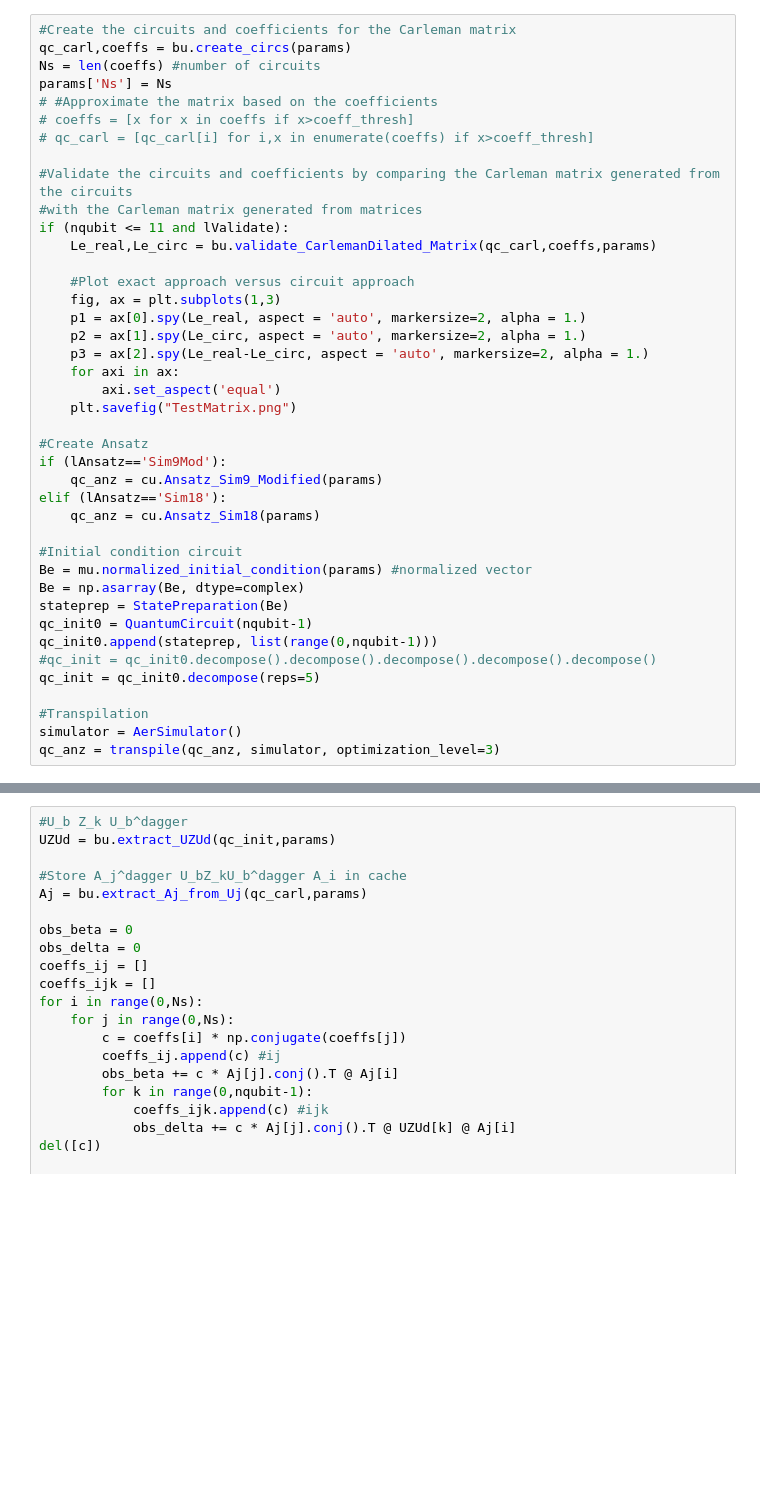
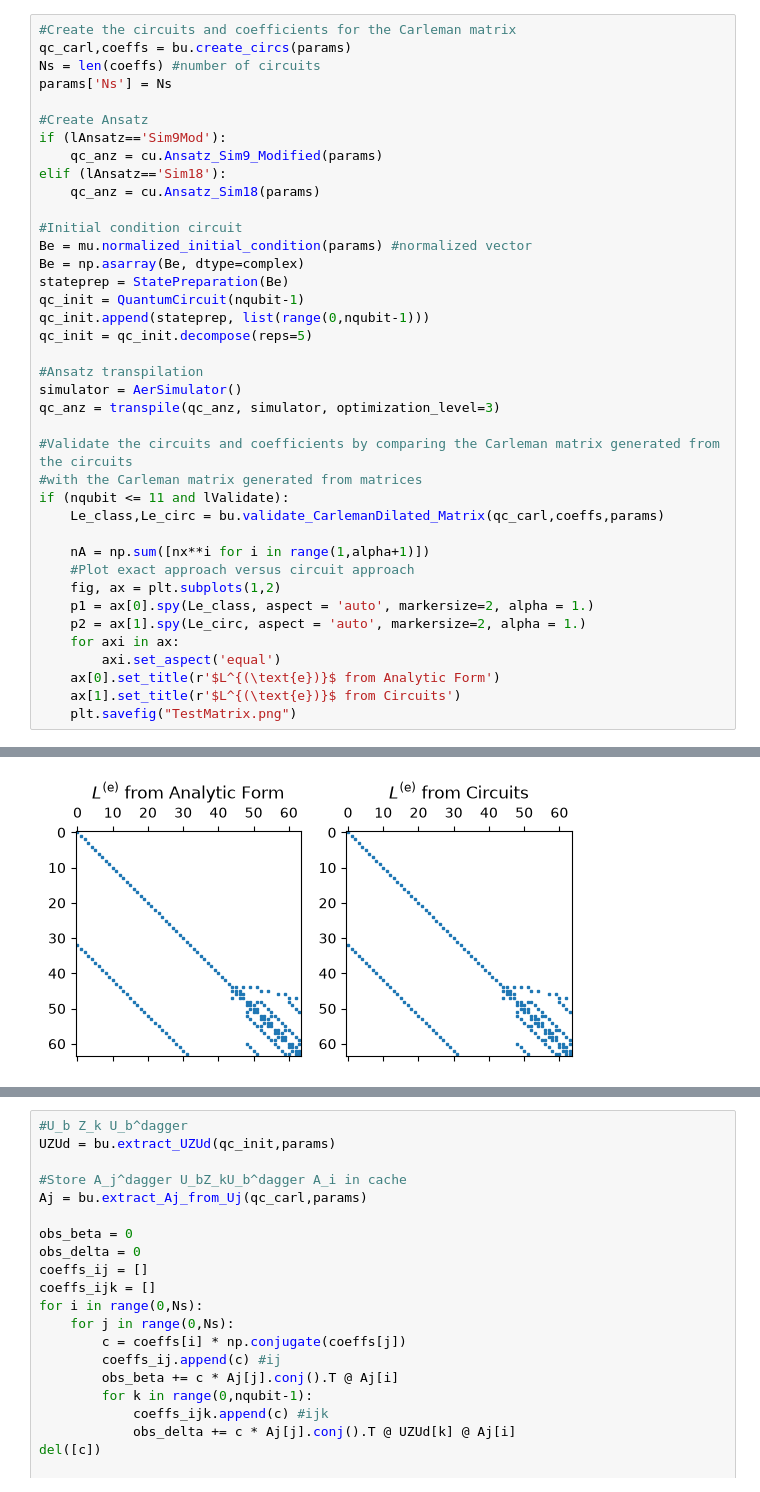
Before and after one commit to Abeynaya/qce26-lcnu-tutorial, a Jupyter notebook: Solve_Burgers.ipynb, the cells around one changed output, grey strips where cells are left out. Drawn from its saved outputs; the diff is of its cells as text; blank space fills up the shorter version.

```diff
--- a/Solve_Burgers.ipynb
+++ b/Solve_Burgers.ipynb
@@ -131,23 +163,6 @@ If `lValidate=True`, then we validate $L^{(\text{e})}$ from the circuits against
 qc_carl,coeffs = bu.create_circs(params)
 Ns = len(coeffs) #number of circuits
 params['Ns'] = Ns
-# #Approximate the matrix based on the coefficients
-# coeffs = [x for x in coeffs if x>coeff_thresh]
-# qc_carl = [qc_carl[i] for i,x in enumerate(coeffs) if x>coeff_thresh]
-
-#Validate the circuits and coefficients by comparing the Carleman matrix generated from the circuits
-#with the Carleman matrix generated from matrices
-if (nqubit <= 11 and lValidate):
-    Le_real,Le_circ = bu.validate_CarlemanDilated_Matrix(qc_carl,coeffs,params)
-
-    #Plot exact approach versus circuit approach
-    fig, ax = plt.subplots(1,3)
-    p1 = ax[0].spy(Le_real, aspect = 'auto', markersize=2, alpha = 1.)
-    p2 = ax[1].spy(Le_circ, aspect = 'auto', markersize=2, alpha = 1.)
-    p3 = ax[2].spy(Le_real-Le_circ, aspect = 'auto', markersize=2, alpha = 1.)
-    for axi in ax:
-        axi.set_aspect('equal')
-    plt.savefig("TestMatrix.png")
 
 #Create Ansatz
 if (lAnsatz=='Sim9Mod'):
@@ -159,11 +174,27 @@ elif (lAnsatz=='Sim18'):
 Be = mu.normalized_initial_condition(params) #normalized vector
 Be = np.asarray(Be, dtype=complex)
 stateprep = StatePreparation(Be)
-qc_init0 = QuantumCircuit(nqubit-1)
-qc_init0.append(stateprep, list(range(0,nqubit-1)))
-#qc_init = qc_init0.decompose().decompose().decompose().decompose().decompose()
-qc_init = qc_init0.decompose(reps=5)
+qc_init = QuantumCircuit(nqubit-1)
+qc_init.append(stateprep, list(range(0,nqubit-1)))
+qc_init = qc_init.decompose(reps=5)
 
-#Transpilation
+#Ansatz transpilation
 simulator = AerSimulator()
 qc_anz = transpile(qc_anz, simulator, optimization_level=3)
+
+#Validate the circuits and coefficients by comparing the Carleman matrix generated from the circuits
+#with the Carleman matrix generated from matrices
+if (nqubit <= 11 and lValidate):
+    Le_class,Le_circ = bu.validate_CarlemanDilated_Matrix(qc_carl,coeffs,params)
+
+    nA = np.sum([nx**i for i in range(1,alpha+1)])
+    #Plot exact approach versus circuit approach
+    fig, ax = plt.subplots(1,2)
+    p1 = ax[0].spy(Le_class, aspect = 'auto', markersize=2, alpha = 1.)
+    p2 = ax[1].spy(Le_circ, aspect = 'auto', markersize=2, alpha = 1.)
+    for axi in ax:
+        axi.set_aspect('equal')
+    ax[0].set_title(r'$L^{(\text{e})}$ from Analytic Form')
+    ax[1].set_title(r'$L^{(\text{e})}$ from Circuits')
+    plt.savefig("TestMatrix.png")
+# %% [output]
@@ -170 +218,2 @@ qc_anz = transpile(qc_anz, simulator, optimization_level=3)
+[figure, added]
 # %% [markdown]
```
Also changed, not shown: parts of 17 cells of this notebook, 8 other files.
